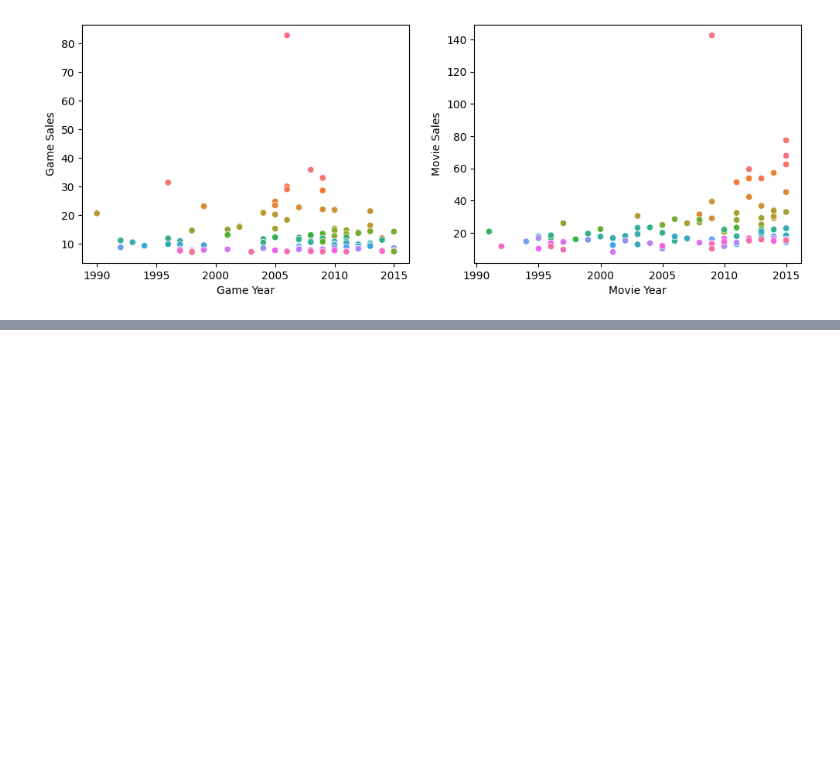
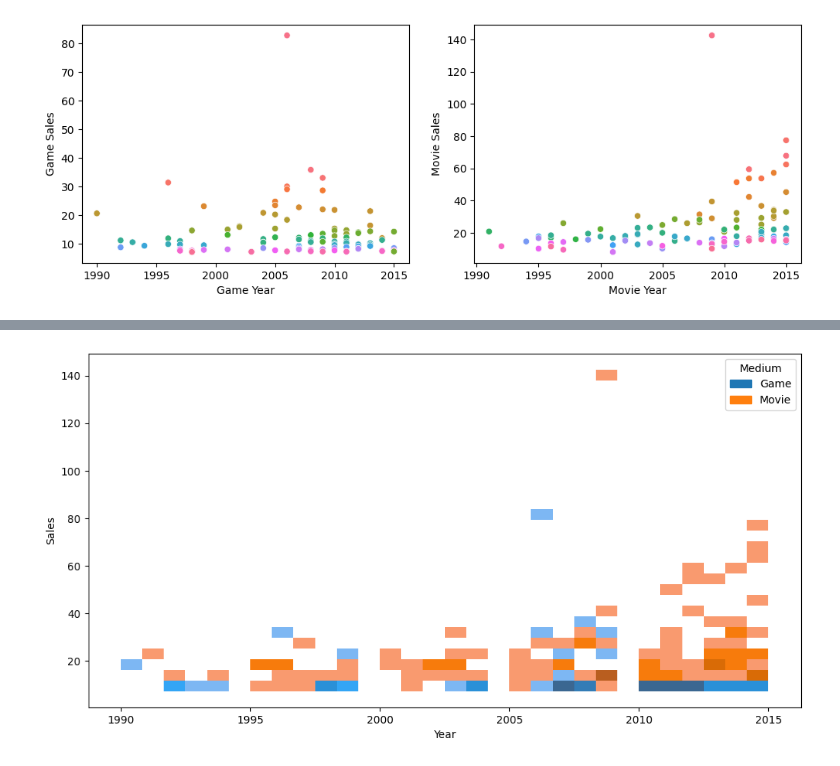
Before and after one commit to jan-bohacek/pipeline-td-course, a Jupyter notebook: week07/jupyter/assignment.ipynb, the cells around one changed output, grey strips where cells are left out. Drawn from its saved outputs; the diff is of its cells as text; code cells hidden in the pictures; blank space fills up the shorter version.

```diff
--- a/week07/jupyter/assignment.ipynb
+++ b/week07/jupyter/assignment.ipynb
@@ -187,0 +202,5 @@ ValueError: Could not interpret value `Year` for `hue`. An entry with this name
+# %%
+plt.figure(figsize=(12,6))
+sns.histplot(data=data_concat, x="Year", y="Sales", hue="Medium", bins=30);
+# %% [output]
+[figure, added]
```
Also changed, not shown: parts of 16 cells of this notebook.
